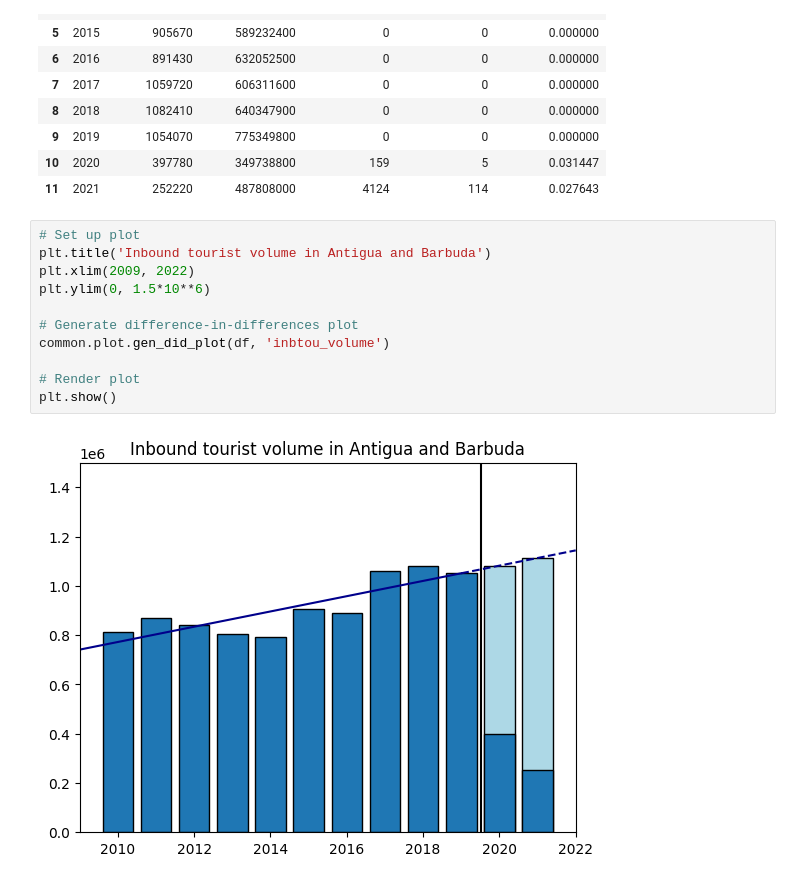
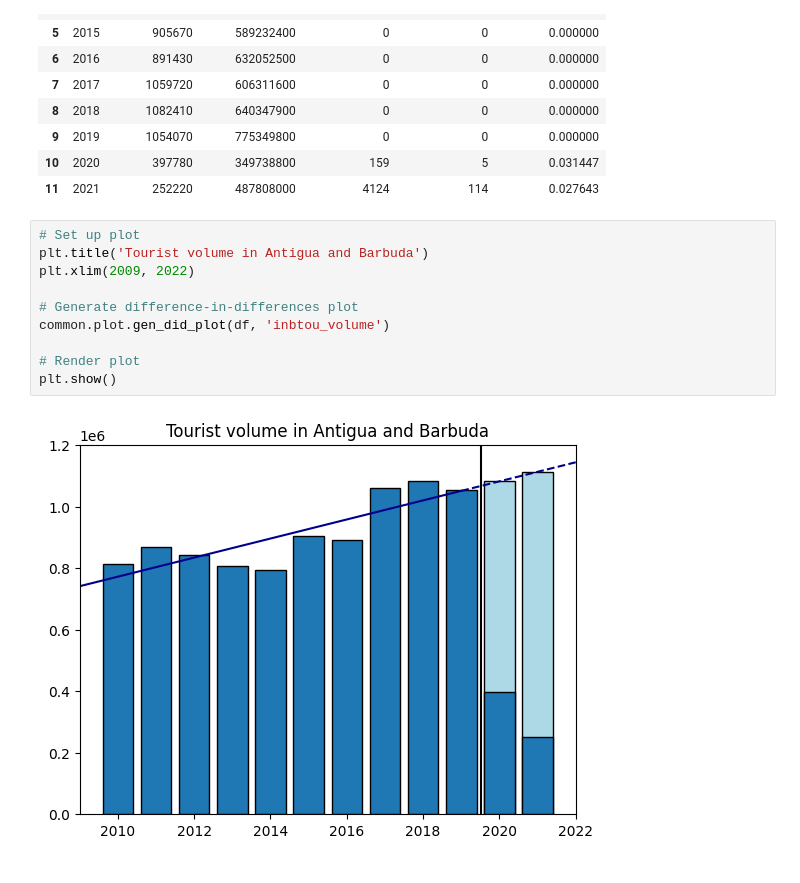
Before and after one commit to andreiui/csec491, a Jupyter notebook: code/analysis/antigua_and_barbuda/main.ipynb, the cells around one changed output. Drawn from its saved outputs; the diff is of its cells as text.

```diff
--- a/code/analysis/antigua_and_barbuda/main.ipynb
+++ b/code/analysis/antigua_and_barbuda/main.ipynb
@@ -33,14 +33,13 @@ df
 | 11 | 2021 | 252220 | 487808000 | 4124 | 114 | 0.027643 |
 # %%
 # Set up plot
-plt.title('Inbound tourist volume in Antigua and Barbuda')
+plt.title('Tourist volume in Antigua and Barbuda')
 plt.xlim(2009, 2022)
-plt.ylim(0, 1.5*10**6)
 
 # Generate difference-in-differences plot
 common.plot.gen_did_plot(df, 'inbtou_volume')
 
 # Render plot
 plt.show()
 # %% [output]
-[figure, old version]
+[figure, new version]
```
Also changed, not shown: parts of 1 cell of this notebook, 1 other file.
